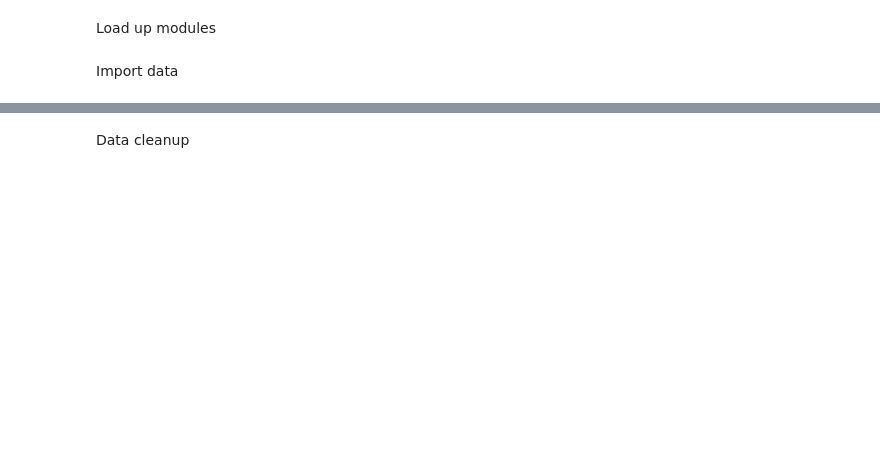
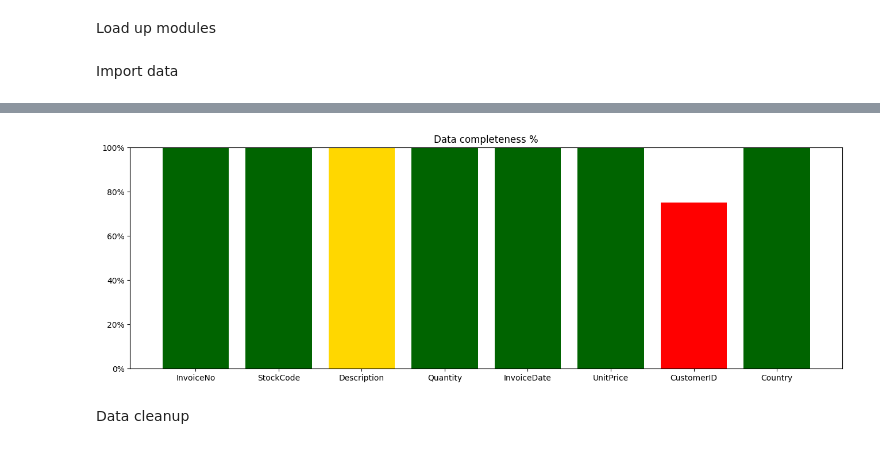
Before and after one commit to i-slusarczyk/online-retail-analysis, a Jupyter notebook: online_retail_analysis.ipynb, the cells around one changed output, grey strips where cells are left out. Drawn from its saved outputs; the diff is of its cells as text; code cells hidden in the pictures; blank space fills up the shorter version.

Commit message:
data completeness visualization

```diff
--- a/online_retail_analysis.ipynb
+++ b/online_retail_analysis.ipynb
@@ -11,6 +12,6 @@ import datetime as dt
 # %% [markdown]
 Import data
 # %%
-df=pd.read_csv(r"datasets\online_retail.csv")
+df=pd.read_csv(Path("datasets") / "online_retail.csv")
 df.info()
 # %% [output]
@@ -32,3 +47,28 @@ memory usage: 33.1+ MB
+# %%
+all_cols=df.columns
+bar_colors=[]
+counted_cols=[]
+for col_name in all_cols:
+    completeness=1-len(df.loc[df[col_name].isnull(),col_name])/len(df)
+    counted_cols.append(completeness)
+    if completeness==1.0:
+        bar_colors.append("darkgreen")
+    elif completeness>0.8:
+        bar_colors.append("gold")
+    else:
+        bar_colors.append("red")
+
+def percentage_format(x, position):
+    return f"{round(x*100)}%"
+
+fig, axs=plt.subplots(figsize=(len(counted_cols)*2, 5))
+axs.set_title("Data completeness %")
+axs.yaxis.set_major_formatter(percentage_format)
+axs.bar(all_cols, counted_cols, color=bar_colors)
+axs.set_ylim(0,1)
+plt.show()
+# %% [output]
+[figure, added]
 # %% [markdown]
 Data cleanup
 # %%
```
Also changed, not shown: parts of 4 cells of this notebook.
